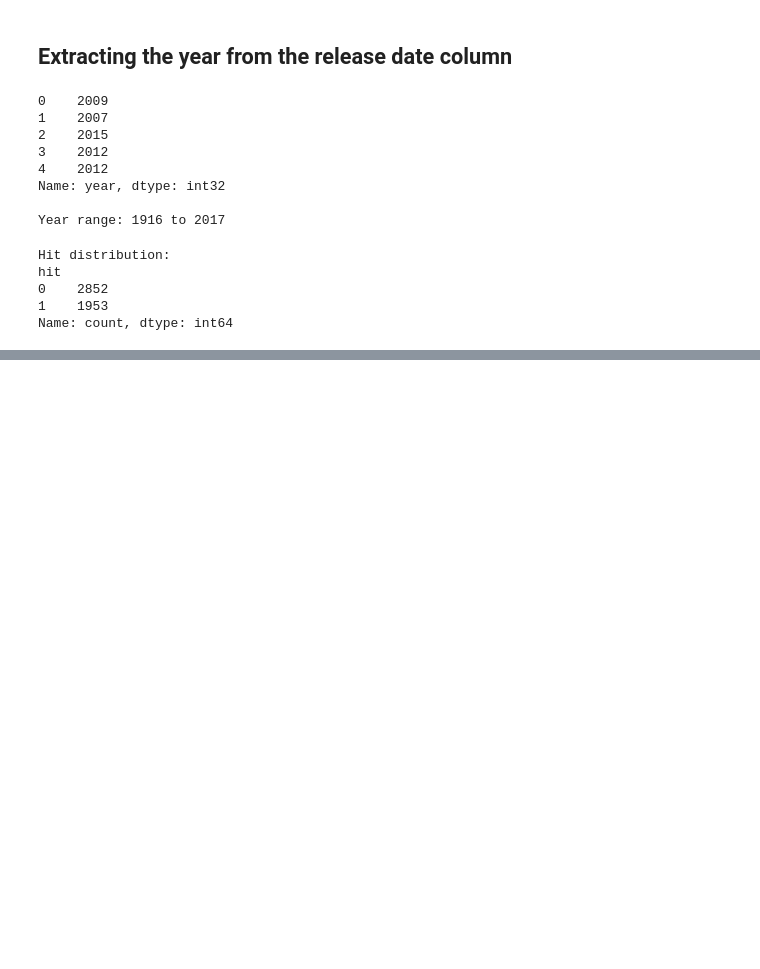
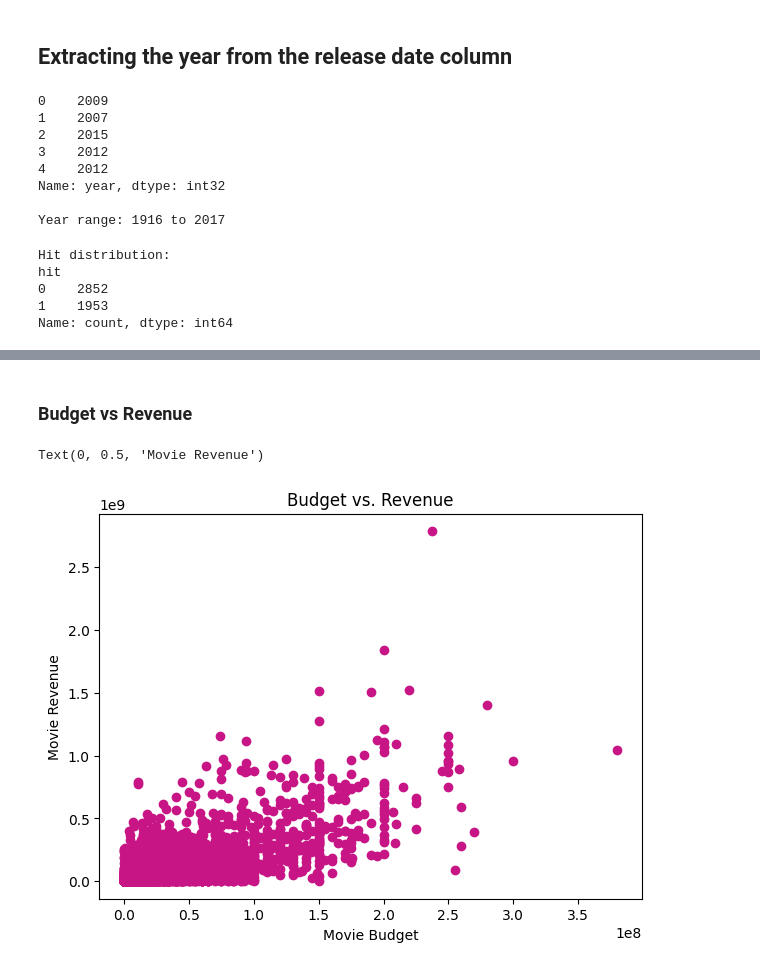
Before and after one commit to reddyme44-cloud/movie-prediction, a Jupyter notebook: analysis.ipynb, the cells around one changed output, grey strips where cells are left out. Drawn from its saved outputs; the diff is of its cells as text; code cells hidden in the pictures; blank space fills up the shorter version.

```diff
--- a/analysis.ipynb
+++ b/analysis.ipynb
@@ -210,0 +239,11 @@ Name: count, dtype: int64
+# %% [markdown]
+### Budget vs Revenue
+# %%
+plt.figure(figsize = (7, 5))
+plt.scatter(df["budget"], df["revenue"], c = 'mediumvioletred')
+plt.title("Budget vs. Revenue")
+plt.xlabel("Movie Budget")
+plt.ylabel("Movie Revenue")
+# %% [output]
+Text(0, 0.5, 'Movie Revenue')
+[figure, added]
```
Also changed, not shown: parts of 7 cells of this notebook.
